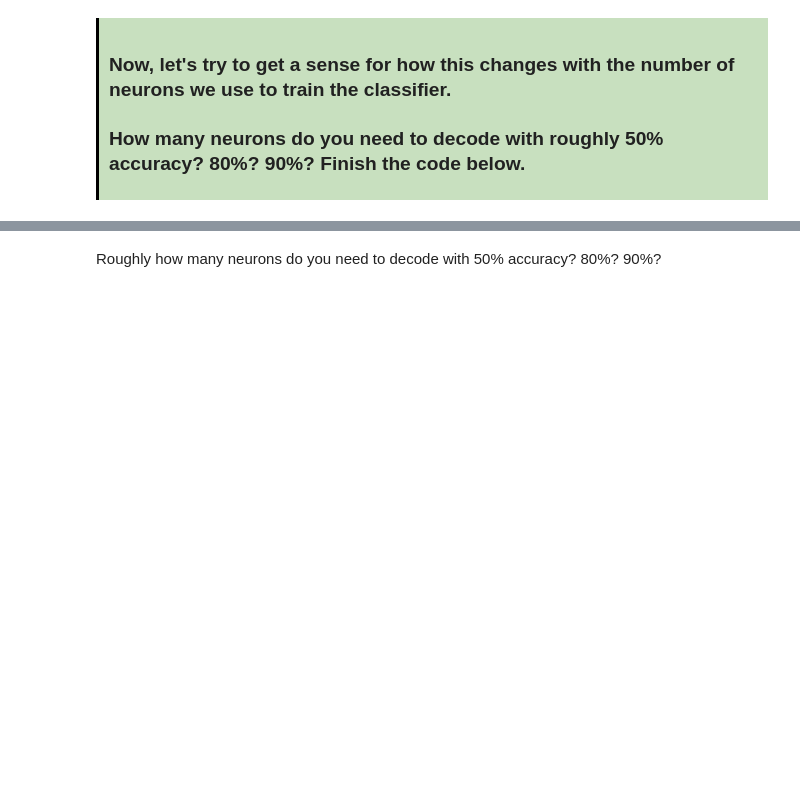
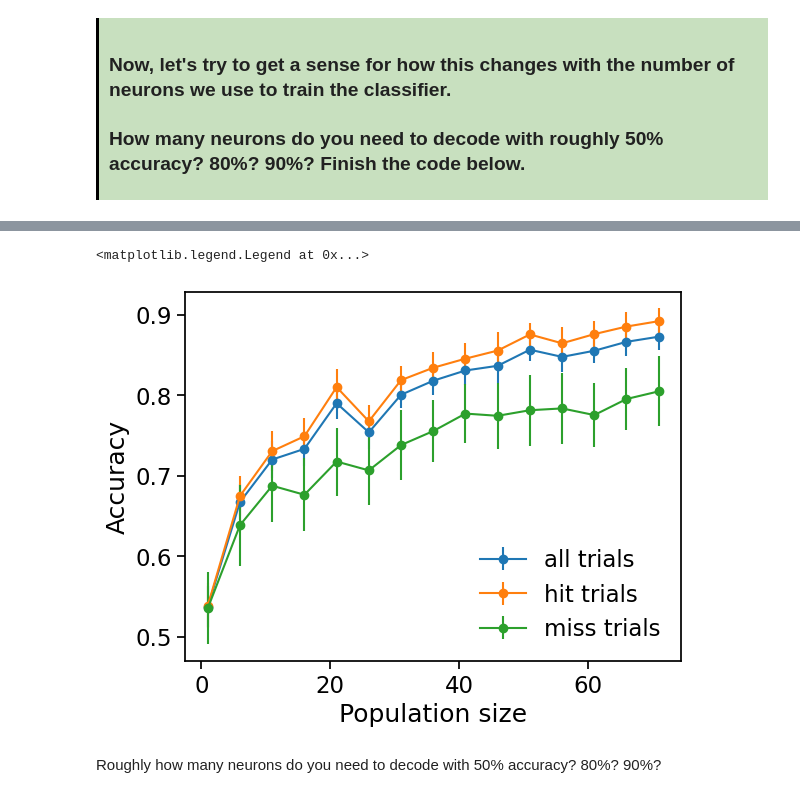
Before and after one commit to matchings/SWDB_2024_Physiology, a Jupyter notebook: code/solutions/Day2_Workshop2_ChangeCoding_Solutions.ipynb, the cells around one changed output, grey strips where cells are left out. Cells and saved outputs as stored; diff of their text form; code cells hidden in the pictures; blank space fills up the shorter version.

```diff
--- a/code/solutions/Day2_Workshop2_ChangeCoding_Solutions.ipynb
+++ b/code/solutions/Day2_Workshop2_ChangeCoding_Solutions.ipynb
@@ -858,11 +1093,15 @@ for i, pop_size in enumerate(pop_sizes):
 # %%
 plt.figure()
-plt.errorbar(x=pop_sizes, y=accuracies.mean(axis=(1, 2)), yerr=accuracies.std(axis=(1, 2))/np.sqrt(num_splits), fmt='o-')
-plt.errorbar(x=pop_sizes, y=accuracies_hit.mean(axis=(1, 2)), yerr=accuracies_hit.std(axis=(1, 2))/np.sqrt(num_splits), fmt='o-')
-plt.errorbar(x=pop_sizes, y=accuracies_miss.mean(axis=(1, 2)), yerr=accuracies_miss.std(axis=(1, 2))/np.sqrt(num_splits), fmt='o-')
+plt.errorbar(x=pop_sizes, y=accuracies.mean(axis=(1, 2)), yerr=accuracies.std(axis=(1, 2))/np.sqrt(num_splits), fmt='o-', label='all trials')
+plt.errorbar(x=pop_sizes, y=accuracies_hit.mean(axis=(1, 2)), yerr=accuracies_hit.std(axis=(1, 2))/np.sqrt(num_splits), fmt='o-', label='hit trials')
+plt.errorbar(x=pop_sizes, y=accuracies_miss.mean(axis=(1, 2)), yerr=accuracies_miss.std(axis=(1, 2))/np.sqrt(num_splits), fmt='o-', label='miss trials')
 
 plt.xlabel('Population size')
 plt.ylabel('Accuracy')
+plt.legend(loc=0, frameon=False)
+# %% [output]
+<matplotlib.legend.Legend at 0x...>
+[figure, added]
 # %% [markdown]
 Roughly how many neurons do you need to decode with 50% accuracy? 80%? 90%?
 # %% [markdown]
```
Also changed, not shown: parts of 35 cells of this notebook, 3 other files.
